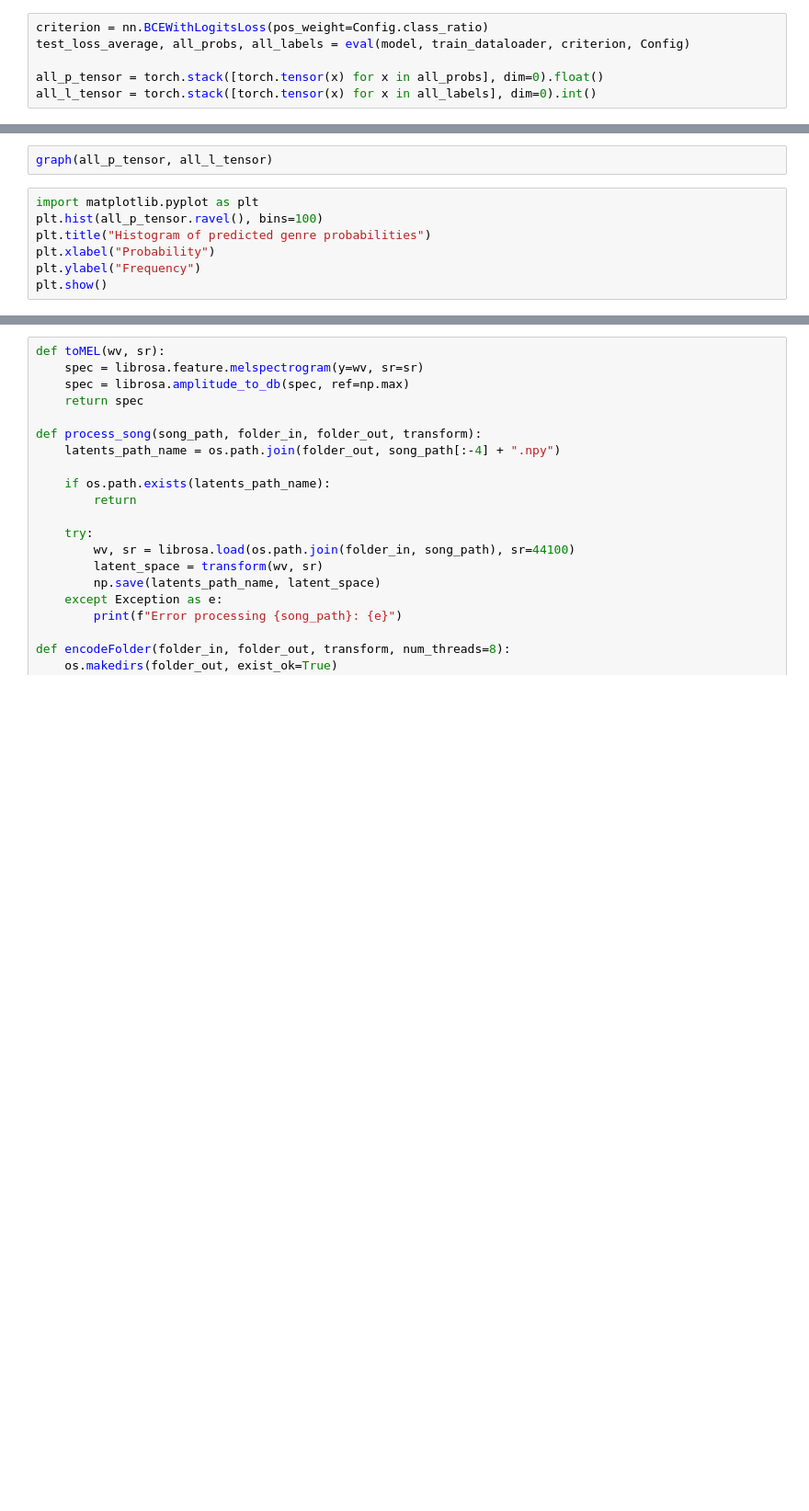
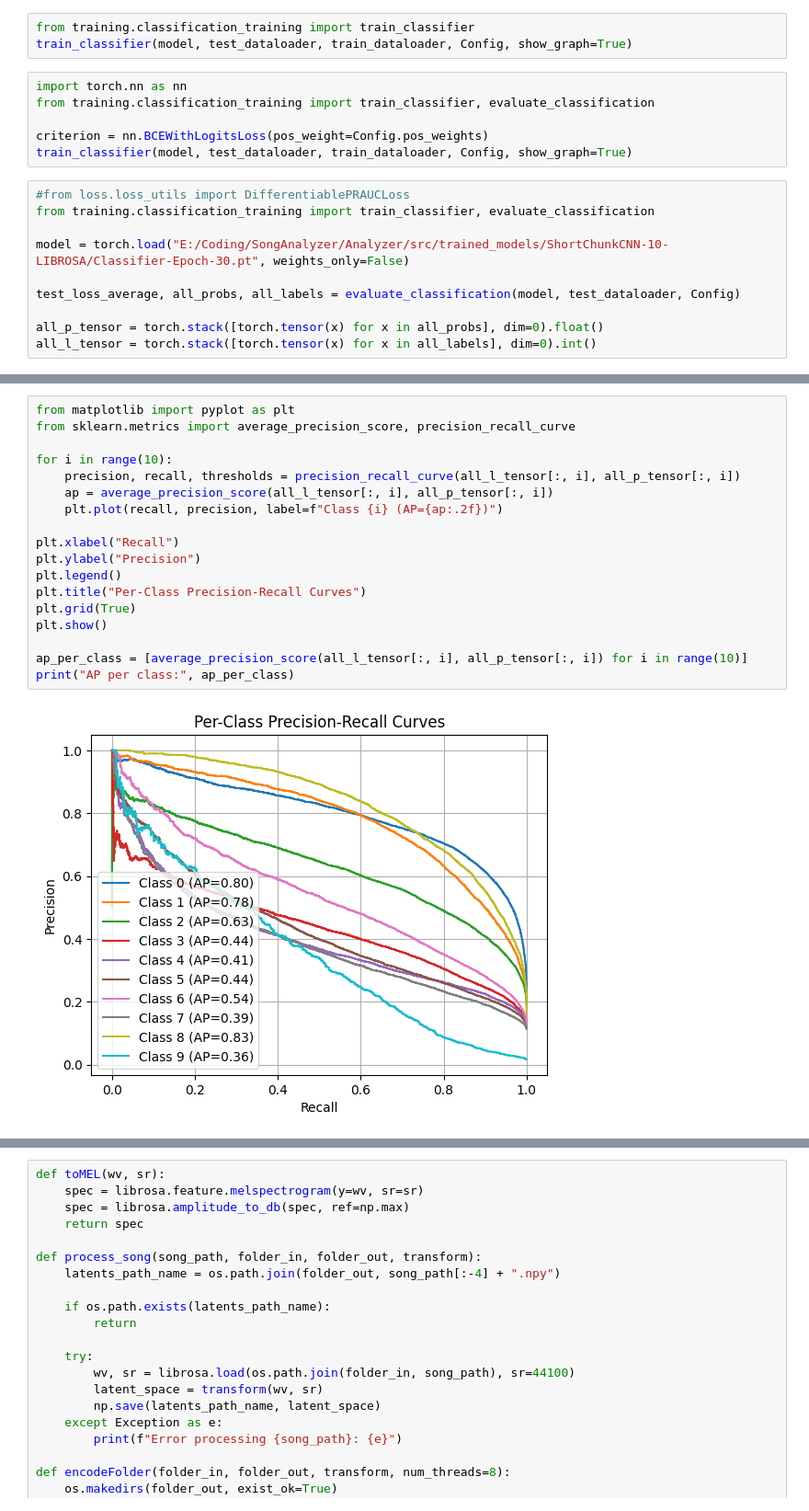
Before and after one commit to Gorp5/ContrastiveMusicLearning, a Jupyter notebook: src/Classification.ipynb, the cells around one changed output, grey strips where cells are left out. Shown at 92% size. Drawn from its saved outputs; the diff is of its cells as text; blank space fills up the shorter version.

```diff
--- a/src/Classification.ipynb
+++ b/src/Classification.ipynb
@@ -155,6 +122,19 @@ train(model, None, train_dataloader, Config)
+# %%
+from training.classification_training import train_classifier
+train_classifier(model, test_dataloader, train_dataloader, Config, show_graph=True)
+# %%
+import torch.nn as nn
+from training.classification_training import train_classifier, evaluate_classification
+
+criterion = nn.BCEWithLogitsLoss(pos_weight=Config.pos_weights)
+train_classifier(model, test_dataloader, train_dataloader, Config, show_graph=True)
 # %%
-criterion = nn.BCEWithLogitsLoss(pos_weight=Config.class_ratio)
-test_loss_average, all_probs, all_labels = eval(model, train_dataloader, criterion, Config)
+#from loss.loss_utils import DifferentiablePRAUCLoss
+from training.classification_training import train_classifier, evaluate_classification
+
+model = torch.load("E:/Coding/SongAnalyzer/Analyzer/src/trained_models/ShortChunkCNN-10-LIBROSA/Classifier-Epoch-30.pt", weights_only=False)
+
+test_loss_average, all_probs, all_labels = evaluate_classification(model, test_dataloader, Config)
 
 all_p_tensor = torch.stack([torch.tensor(x) for x in all_probs], dim=0).float()
 all_l_tensor = torch.stack([torch.tensor(x) for x in all_labels], dim=0).int()
@@ -199,9 +141,20 @@ def graph(probs, labels):
-# %%
-graph(all_p_tensor, all_l_tensor)
-# %%
-import matplotlib.pyplot as plt
-plt.hist(all_p_tensor.ravel(), bins=100)
-plt.title("Histogram of predicted genre probabilities")
-plt.xlabel("Probability")
-plt.ylabel("Frequency")
-plt.show()
+# %%
+from matplotlib import pyplot as plt
+from sklearn.metrics import average_precision_score, precision_recall_curve
+
+for i in range(10):
+    precision, recall, thresholds = precision_recall_curve(all_l_tensor[:, i], all_p_tensor[:, i])
+    ap = average_precision_score(all_l_tensor[:, i], all_p_tensor[:, i])
+    plt.plot(recall, precision, label=f"Class {i} (AP={ap:.2f})")
+
+plt.xlabel("Recall")
+plt.ylabel("Precision")
+plt.legend()
+plt.title("Per-Class Precision-Recall Curves")
+plt.grid(True)
+plt.show()
+
+ap_per_class = [average_precision_score(all_l_tensor[:, i], all_p_tensor[:, i]) for i in range(10)]
+print("AP per class:", ap_per_class)
+# %% [output]
+[figure, added]
```
Also changed, not shown: parts of 15 cells of this notebook, 10 other files.
